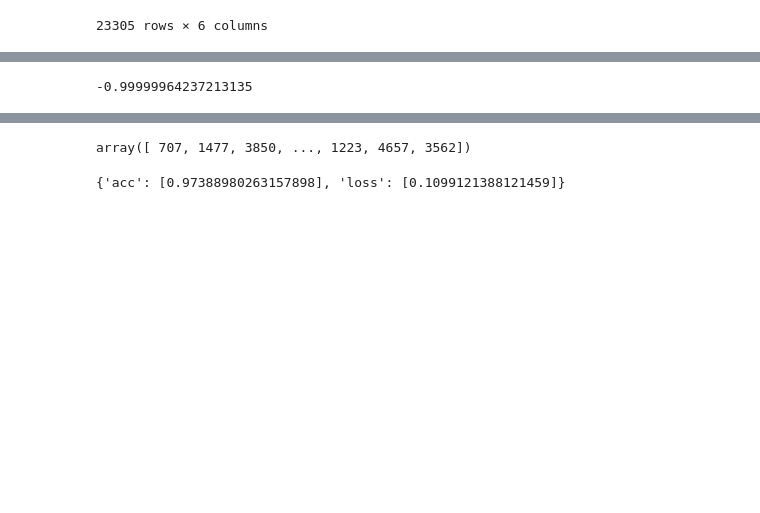
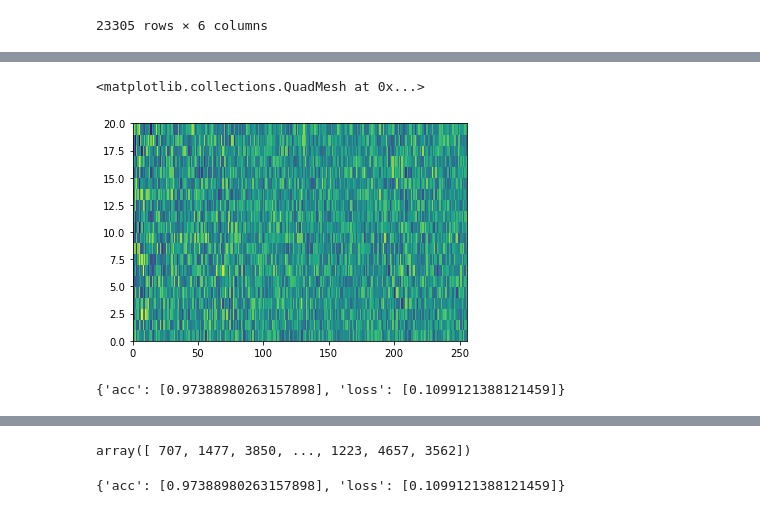
Before and after one commit to djgagne/deepsky, a Jupyter notebook: notebooks/TSI GAN.ipynb, the cells around one changed output, grey strips where cells are left out. Drawn from its saved outputs; the diff is of its cells as text; code cells hidden in the pictures; blank space fills up the shorter version.

```diff
--- a/notebooks/TSI GAN.ipynb
+++ b/notebooks/TSI GAN.ipynb
@@ -203,4 +262,9 @@ Epoch 1/1
-# %%
-sample_images.min()
-# %% [output]
--0.99999964237213135
+# %%
+plt.pcolormesh(gen.layers[0].get_weights()[0])
+# %% [output]
+<matplotlib.collections.QuadMesh at 0x...>
+[figure, added]
+# %%
+d_loss.history
+# %% [output]
+{'acc': [0.97388980263157898], 'loss': [0.1099121388121459]}
```
Also changed, not shown: parts of 22 cells of this notebook.
